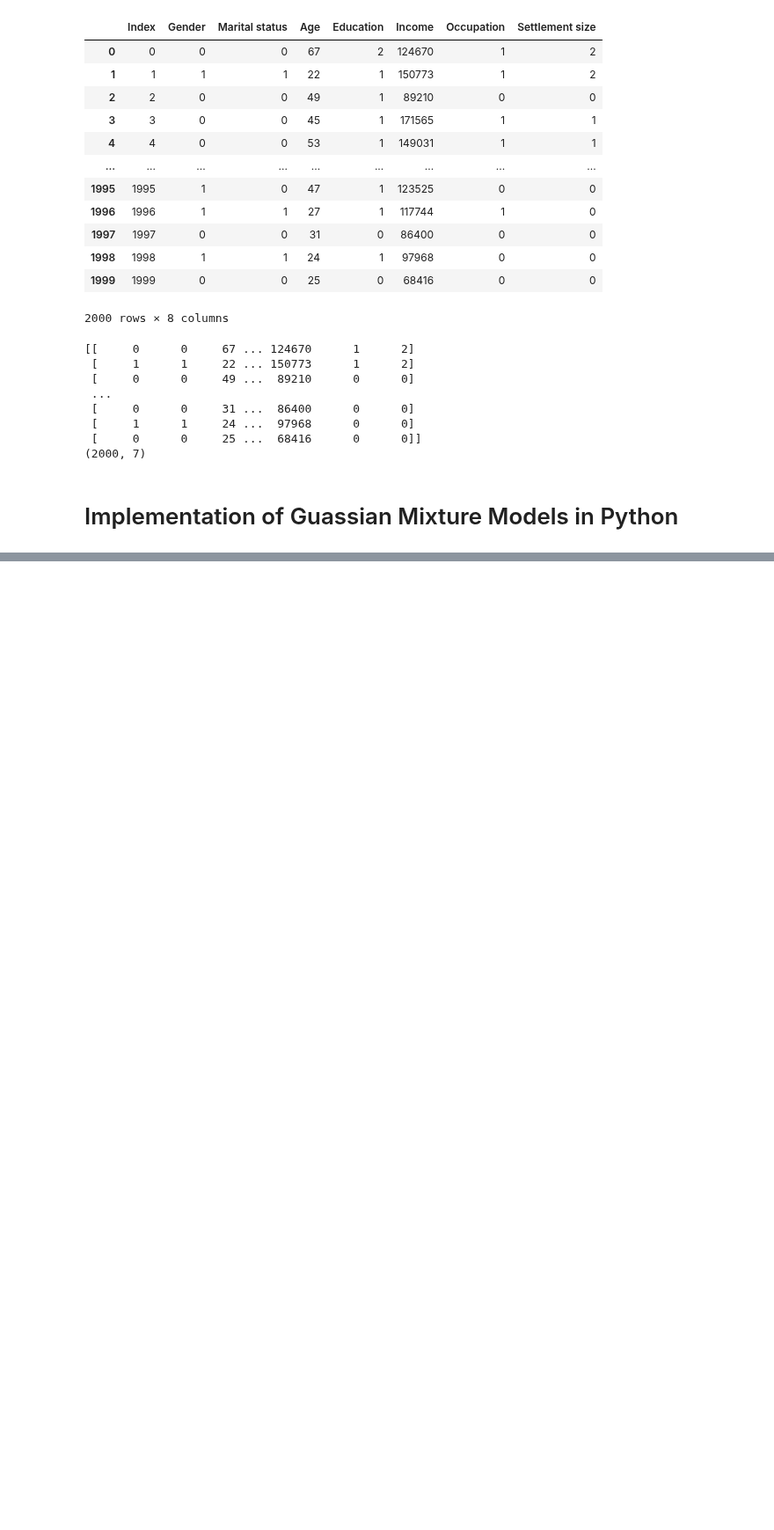
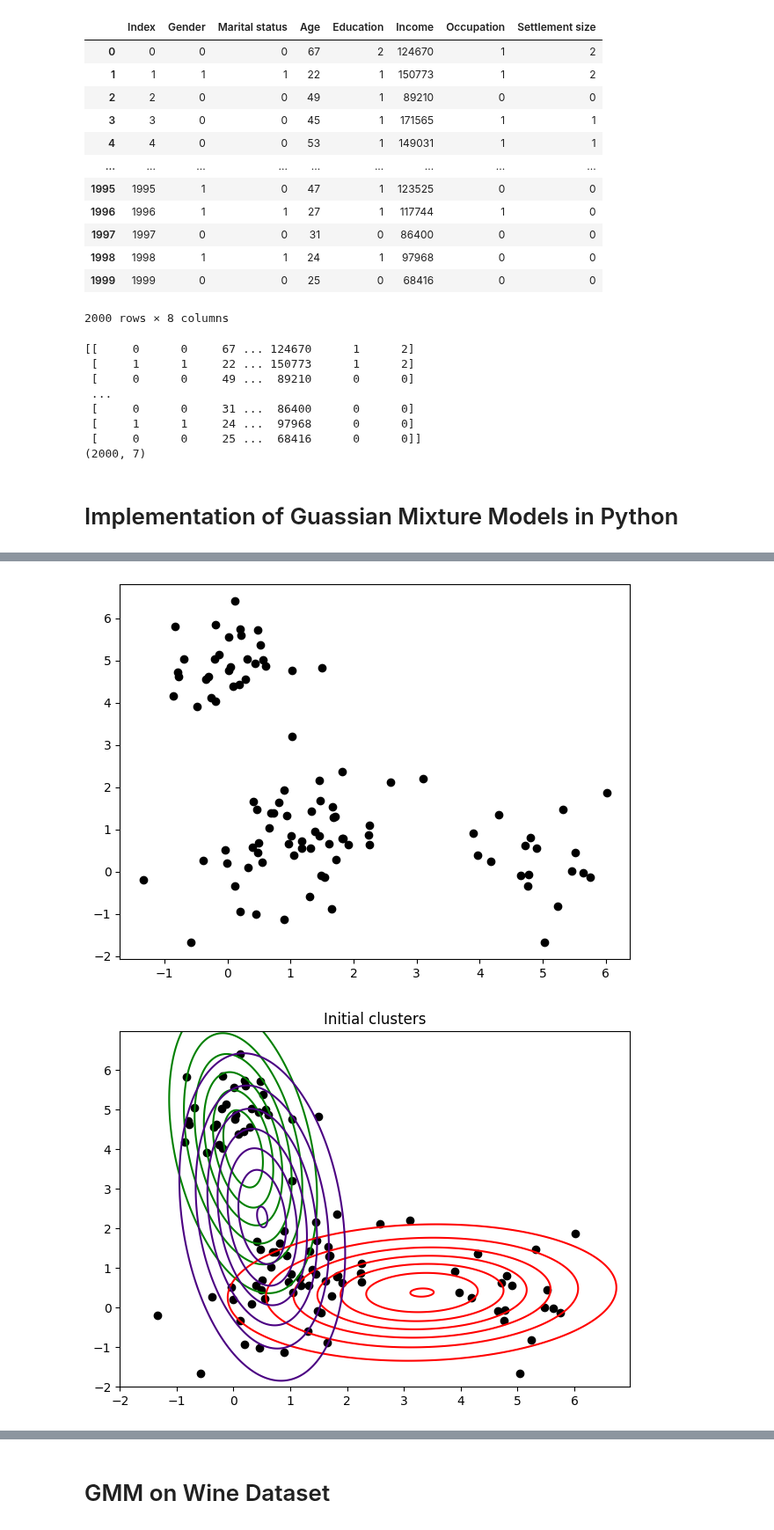
Before and after one commit to ROHIT32767/SMAI-A2, a Jupyter notebook: GMM.ipynb, the cells around one changed output, grey strips where cells are left out. Shown at 88% size. Saved outputs shown, nothing was run; the diff lists cells and outputs as text; code cells hidden in the pictures; blank space fills up the shorter version.

```diff
--- a/GMM.ipynb
+++ b/GMM.ipynb
@@ -89,0 +173,75 @@ IndentationError: expected an indented block (2445406860.py, line 44)
+# %%
+def generate_data(n_data, means, covariances, weights):
+    """creates a list of data points"""
+    n_clusters, n_features = means.shape
+
+    data = np.zeros((n_data, n_features))
+    for i in range(n_data):
+        # pick a cluster id and create data from this cluster
+        k = np.random.choice(n_clusters, size = 1, p = weights)[0]
+        x = np.random.multivariate_normal(means[k], covariances[k])
+        data[i] = x
+
+    return data
+# Model parameters, including the mean
+# covariance matrix and the weights for each cluster
+init_means = np.array([
+    [5, 0],
+    [1, 1],
+    [0, 5]
+])
+
+init_covariances = np.array([
+    [[.5, 0.], [0, .5]],
+    [[.92, .38], [.38, .91]],
+    [[.5, 0.], [0, .5]]
+])
+
+init_weights = [1 / 4, 1 / 2, 1 / 4]
+
+# generate data
+np.random.seed(4)
+X = generate_data(100, init_means, init_covariances, init_weights)
+
+plt.plot(X[:, 0], X[:, 1], 'ko')
+plt.tight_layout()
+def plot_contours(data, means, covs, title):
+    """visualize the gaussian components over the data"""
+    plt.figure()
+    plt.plot(data[:, 0], data[:, 1], 'ko')
+
+    delta = 0.025
+    k = means.shape[0]
+    x = np.arange(-2.0, 7.0, delta)
+    y = np.arange(-2.0, 7.0, delta)
+    x_grid, y_grid = np.meshgrid(x, y)
+    coordinates = np.array([x_grid.ravel(), y_grid.ravel()]).T
+
+    col = ['green', 'red', 'indigo']
+    for i in range(k):
+        mean = means[i]
+        cov = covs[i]
+        z_grid = multivariate_normal(mean, cov).pdf(coordinates).reshape(x_grid.shape)
+        plt.contour(x_grid, y_grid, z_grid, colors = col[i])
+
+    plt.title(title)
+    plt.tight_layout()
+
+gmm = GMM(n_components = 3, iterations= 1, threshold = 1e-4)
+gmm.fit(X)
+
+plot_contours(X, gmm.means_, gmm.covariances_, 'Initial clusters')
+
+gmm = GMM(n_components = 3, iterations = 50, threshold = 1e-4)
+gmm.fit(X)
+
+print('converged iteration:', len(gmm.log_likelihood_trace))
+plot_contours(X, gmm.means_, gmm.covariances_, 'Final clusters')
+# use library to confirm results
+gmm = GaussianMixture(n_components = 3, covariance_type = 'full',
+                      max_iter = 600, random_state = 3)
+gmm.fit(X)
+
+print('converged or not: ', gmm.converged_)
+plot_contours(X, gmm.means_, gmm.covariances_, 'Final clusters')
+# %% [output]
@@ -89,0 +265,2 @@ IndentationError: expected an indented block (2445406860.py, line 44)
+[figure, added]
+[figure, added]
@@ -89,0 +269,2 @@ IndentationError: expected an indented block (2445406860.py, line 44)
+# %% [markdown]
+# GMM on Wine Dataset
```
Also changed, not shown: parts of 5 cells of this notebook.
